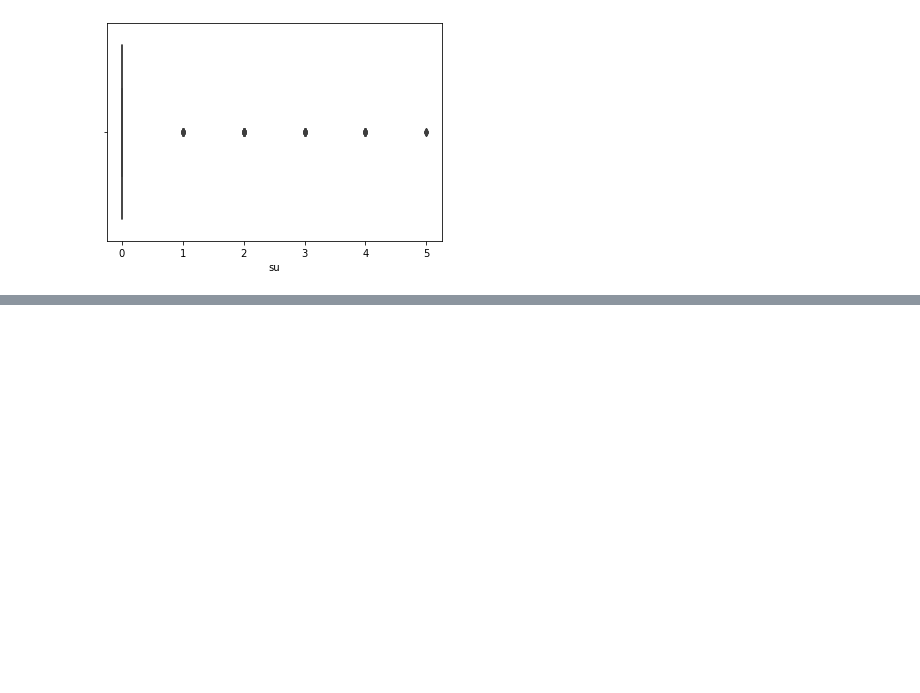
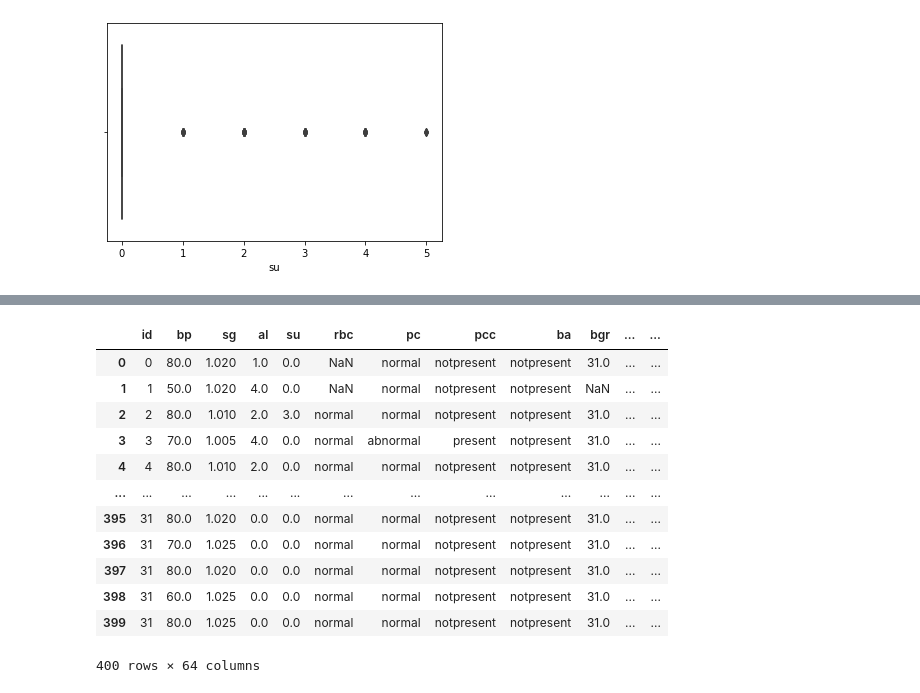
Before and after one commit to MOHAMMEDFAZIL786/FAZIL, a Jupyter notebook: ckd.ipynb, the cells around one changed output, grey strips where cells are left out. Saved outputs shown, nothing was run; the diff lists cells and outputs as text; code cells hidden in the pictures; blank space fills up the shorter version.

```diff
--- a/ckd.ipynb
+++ b/ckd.ipynb
@@ -406,0 +417,18 @@ sns.boxplot(data["su"])
+# %%
+data_main = pd.get_dummies(data,columns =["age"])
+# %%
+data_main
+# %% [output]
+|  | id | bp | sg | al | su | rbc | pc | pcc | ba | bgr | ... | ... |
+| 0 | 0 | 80.0 | 1.020 | 1.0 | 0.0 | NaN | normal | notpresent | notpresent | 31.0 | ... | ... |
+| 1 | 1 | 50.0 | 1.020 | 4.0 | 0.0 | NaN | normal | notpresent | notpresent | NaN | ... | ... |
+| 2 | 2 | 80.0 | 1.010 | 2.0 | 3.0 | normal | normal | notpresent | notpresent | 31.0 | ... | ... |
+| 3 | 3 | 70.0 | 1.005 | 4.0 | 0.0 | normal | abnormal | present | notpresent | 31.0 | ... | ... |
+| 4 | 4 | 80.0 | 1.010 | 2.0 | 0.0 | normal | normal | notpresent | notpresent | 31.0 | ... | ... |
+| ... | ... | ... | ... | ... | ... | ... | ... | ... | ... | ... | ... | ... |
+| 395 | 31 | 80.0 | 1.020 | 0.0 | 0.0 | normal | normal | notpresent | notpresent | 31.0 | ... | ... |
+| 396 | 31 | 70.0 | 1.025 | 0.0 | 0.0 | normal | normal | notpresent | notpresent | 31.0 | ... | ... |
+| 397 | 31 | 80.0 | 1.020 | 0.0 | 0.0 | normal | normal | notpresent | notpresent | 31.0 | ... | ... |
+| 398 | 31 | 60.0 | 1.025 | 0.0 | 0.0 | normal | normal | notpresent | notpresent | 31.0 | ... | ... |
+| 399 | 31 | 80.0 | 1.025 | 0.0 | 0.0 | normal | normal | notpresent | notpresent | 31.0 | ... | ... |
+400 rows × 64 columns
```
Also changed, not shown: parts of 49 cells of this notebook.
